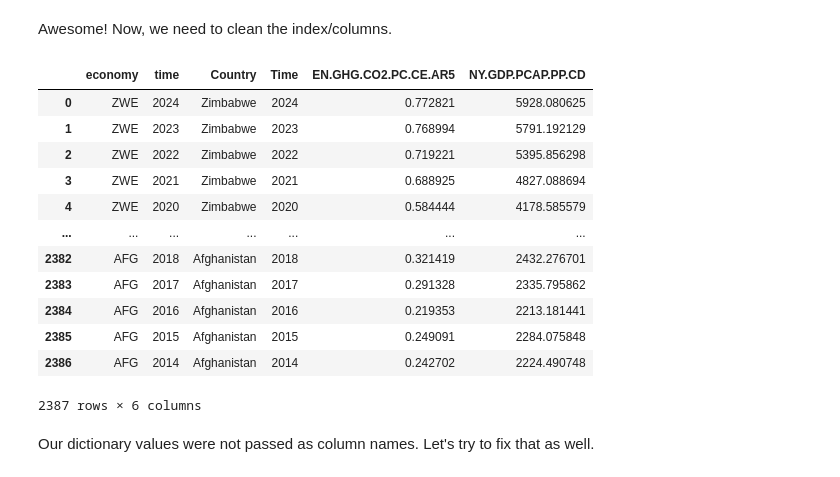
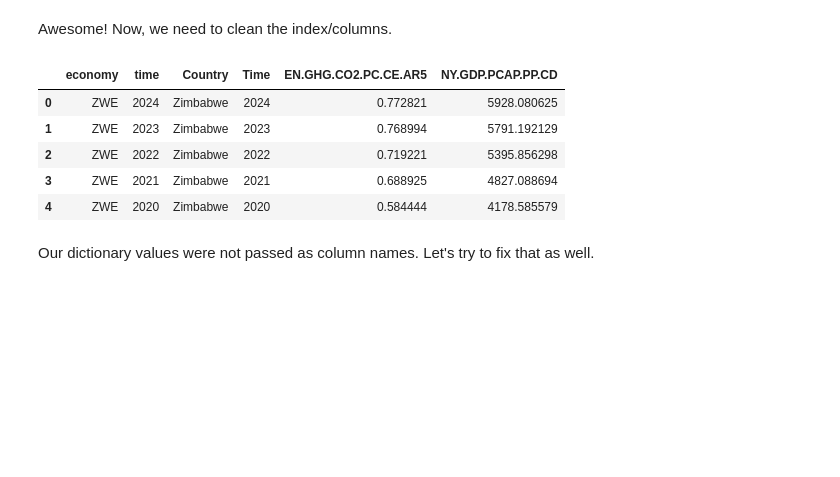
Before and after one commit to felipesebben/bk_data_analysis_studies, a Jupyter notebook: da_data_exercises/ch05-generalizing_from_data/05-WDI_CO2_GDP/05-WDI_CO2_GDP.ipynb, the cells around one changed output. Cells and saved outputs as stored; diff of their text form; code cells hidden in the pictures; blank space fills up the shorter version.

```diff
--- a/da_data_exercises/ch05-generalizing_from_data/05-WDI_CO2_GDP/05-WDI_CO2_GDP.ipynb
+++ b/da_data_exercises/ch05-generalizing_from_data/05-WDI_CO2_GDP/05-WDI_CO2_GDP.ipynb
@@ -223,21 +223,14 @@ memory usage: 156.4+ KB
 Awesome! Now, we need to clean the index/columns.
 # %%
 df = df_raw.reset_index()
-df
+df.head()
 # %% [output]
 |  | economy | time | Country | Time | EN.GHG.CO2.PC.CE.AR5 | NY.GDP.PCAP.PP.CD |
 | 0 | ZWE | 2024 | Zimbabwe | 2024 | 0.772821 | 5928.080625 |
 | 1 | ZWE | 2023 | Zimbabwe | 2023 | 0.768994 | 5791.192129 |
 | 2 | ZWE | 2022 | Zimbabwe | 2022 | 0.719221 | 5395.856298 |
 | 3 | ZWE | 2021 | Zimbabwe | 2021 | 0.688925 | 4827.088694 |
 | 4 | ZWE | 2020 | Zimbabwe | 2020 | 0.584444 | 4178.585579 |
-| ... | ... | ... | ... | ... | ... | ... |
-| 2382 | AFG | 2018 | Afghanistan | 2018 | 0.321419 | 2432.276701 |
-| 2383 | AFG | 2017 | Afghanistan | 2017 | 0.291328 | 2335.795862 |
-| 2384 | AFG | 2016 | Afghanistan | 2016 | 0.219353 | 2213.181441 |
-| 2385 | AFG | 2015 | Afghanistan | 2015 | 0.249091 | 2284.075848 |
-| 2386 | AFG | 2014 | Afghanistan | 2014 | 0.242702 | 2224.490748 |
-2387 rows × 6 columns
 # %% [markdown]
 Our dictionary values were not passed as column names. Let's try to fix that as well.
 # %%
```
Also changed, not shown: parts of 33 cells of this notebook, 4 other files.
